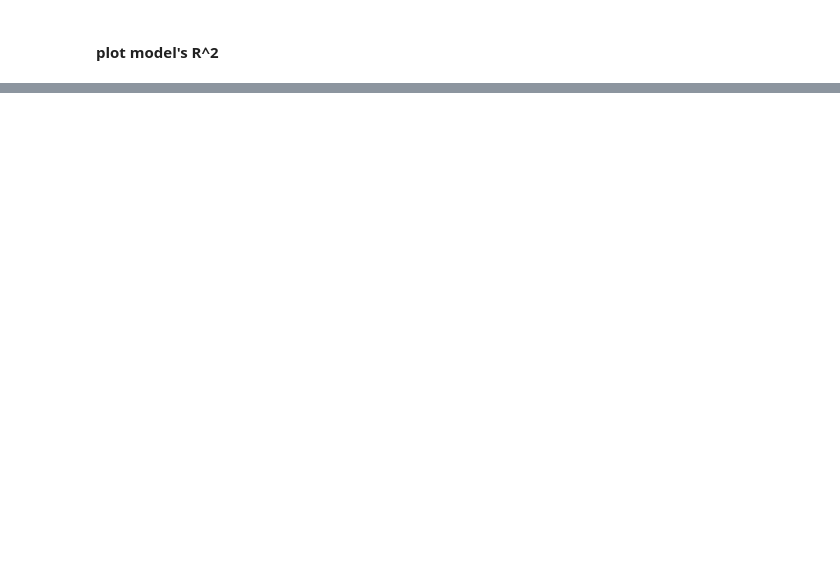
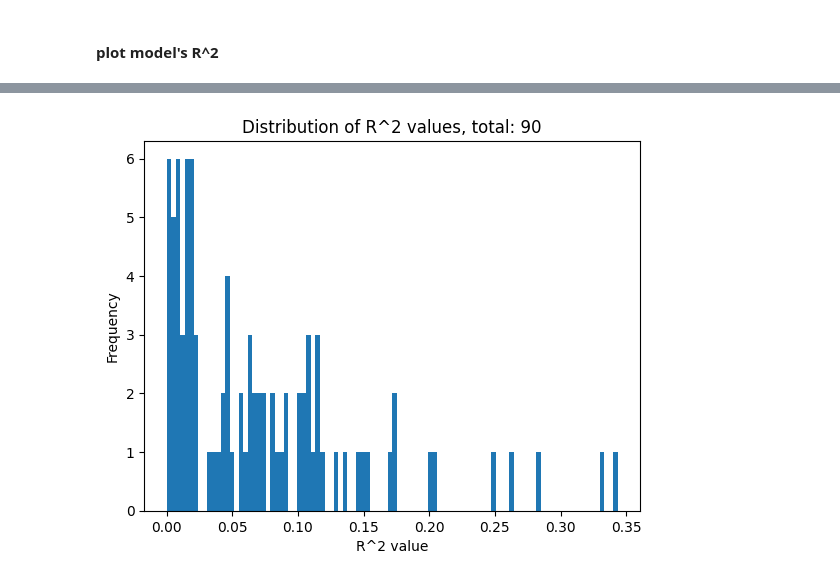
Before and after one commit to gosh-a/semantic-dimensions-in-brain, a Jupyter notebook: semantic_features.ipynb, the cells around one changed output, grey strips where cells are left out. Drawn from its saved outputs; the diff is of its cells as text; code cells hidden in the pictures; blank space fills up the shorter version.

```diff
--- a/semantic_features.ipynb
+++ b/semantic_features.ipynb
@@ -245,0 +258,8 @@ plot_glass_brain(nii_image, display_mode='ortho', colorbar=True, plot_abs=False)
+# %%
+plt.hist(df_score[df_score['R^2'] > 0]['R^2'].astype(float), bins=100)
+plt.xlabel('R^2 value')
+plt.ylabel('Frequency')
+plt.title(f"Distribution of R^2 values, total: {df_score[df_score['R^2'] > 0].shape[0]}")
+plt.show()
+# %% [output]
+[figure, added]
```
Also changed, not shown: parts of 16 cells of this notebook.
